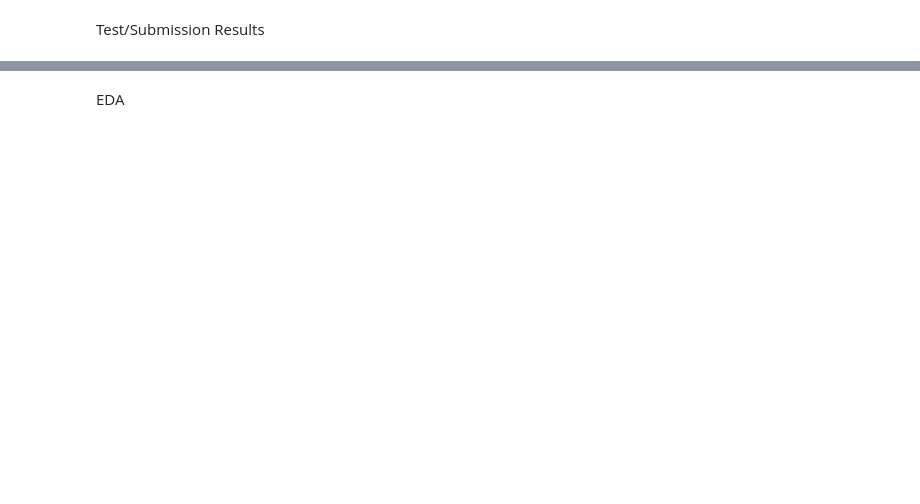
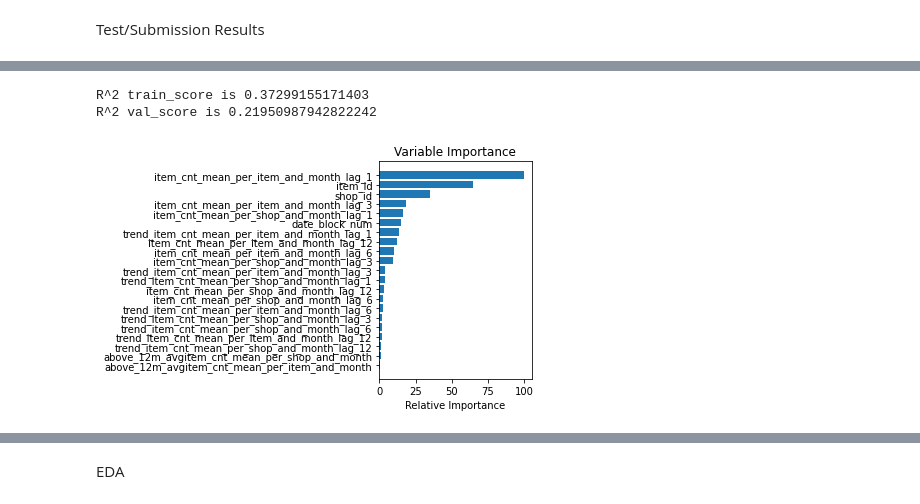
Before and after one commit to migai/Kag, a Jupyter notebook: ipynb_versions/Kaggle_Coursera_Final_Assignment_Andreas_v1.ipynb, the cells around one changed output, grey strips where cells are left out. Drawn from its saved outputs; the diff is of its cells as text; code cells hidden in the pictures; blank space fills up the shorter version.

```diff
--- a/ipynb_versions/Kaggle_Coursera_Final_Assignment_Andreas_v1.ipynb
+++ b/ipynb_versions/Kaggle_Coursera_Final_Assignment_Andreas_v1.ipynb
@@ -371,0 +634,42 @@ submission.head()
+# %%
+from sklearn.ensemble import GradientBoostingRegressor
+gbt = GradientBoostingRegressor(max_depth = 7)
+gbt.fit(X_train, y_train)
+model = gbt
+
+y_pred_train, y_pred_val =  model.predict(X_train) , model.predict(X_val)
+train_score, val_score = sklearn.metrics.r2_score(y_train, y_pred_train), sklearn.metrics.r2_score(y_val, y_pred_val)
+train_rmse, val_rmse = np.sqrt(sklearn.metrics.mean_squared_error(y_train, y_pred_train)), np.sqrt(sklearn.metrics.mean_squared_error(y_val, y_pred_val))
+print('R^2 train_score is ' + str(train_score))
+print('R^2 val_score is ' + str(val_score))
+
+Y_pred = model.predict(X_val).clip(0, 20)
+Y_test = model.predict(X_test).clip(0, 20)
+
+submission = pd.DataFrame({
+    "ID": test.index,
+    "item_cnt_month": Y_test
+})
+submission.to_csv('xgb_submission.csv', index=False)
+
+# save predictions for an ensemble
+pickle.dump(Y_pred, open('linReg_train.pickle', 'wb'))
+pickle.dump(Y_test, open('linReg_test.pickle', 'wb'))
+# %% [output]
+R^2 train_score is 0.37299155171403
+R^2 val_score is 0.21950987942822242
+# %%
+# Plot feature importance
+feature_importance = gbt.feature_importances_
+# make importances relative to max importance
+feature_importance = 100.0 * (feature_importance / feature_importance.max())
+sorted_idx = np.argsort(feature_importance)
+pos = np.arange(sorted_idx.shape[0]) + .5
+plt.subplot(1, 2, 2)
+plt.barh(pos, feature_importance[sorted_idx], align='center')
+plt.yticks(pos, X_train.columns[sorted_idx])
+plt.xlabel('Relative Importance')
+plt.title('Variable Importance')
+plt.show()
+# %% [output]
+[figure, added]
```
Also changed, not shown: parts of 38 cells of this notebook, 2 other files.
